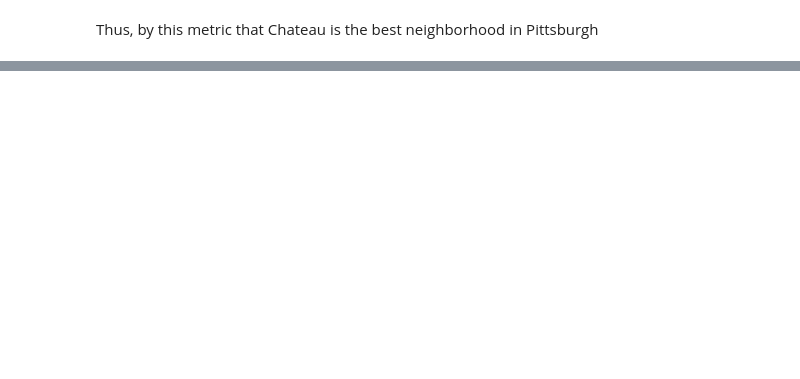
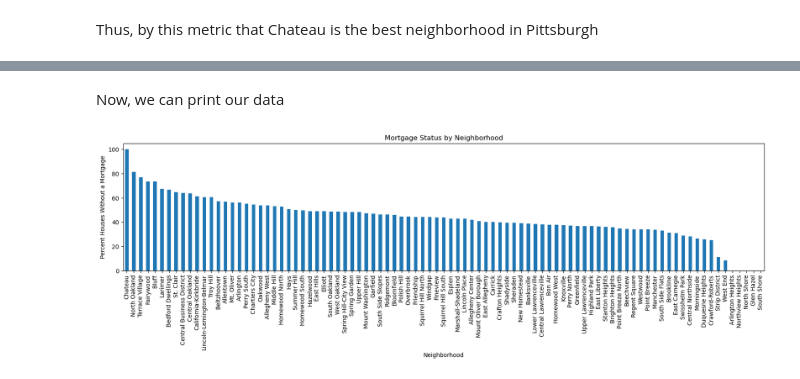
Before and after one commit to ImNotTJ/CMPINF-0010-Final-Project, a Jupyter notebook: Final Project/FinalProject.ipynb, the cells around one changed output, grey strips where cells are left out. Saved outputs shown, nothing was run; the diff lists cells and outputs as text; code cells hidden in the pictures; blank space fills up the shorter version.

```diff
--- a/Final Project/FinalProject.ipynb
+++ b/Final Project/FinalProject.ipynb
@@ -241,0 +246,4 @@ Thus, by this metric that Chateau is the best neighborhood in Pittsburgh
+# %%
+# Load and clean data
+mortgage_status = pd.read_csv("mortgage-status.csv", index_col = "Neighborhood")
+mortgage_status.head()
@@ -241,0 +262,17 @@ Thus, by this metric that Chateau is the best neighborhood in Pittsburgh
+# %%
+percent_mortgage_status = []
+for index, row in mortgage_status.iterrows():
+    total_mortgage = row["Estimate; Housing units without a mortgage"]
+    total_houses = row["Estimate; Total:"]
+    if total_houses != 0:
+        percent_mortgage_status.append(float(total_mortgage) / total_houses * 100)
+    else:
+        percent_mortgage_status.append(0)
+
+neighborhoods = mortgage_status.index
+
+percentages = pd.DataFrame({"Neighborhood": neighborhoods, "Percentage Houses Without a Mortgage": percent_mortgage_status})
+percentages = percentages.set_index("Neighborhood")
+percentages = percentages.sort_values(by = 'Percentage Houses Without a Mortgage', ascending = False)
+
+percentages.head()
@@ -241,0 +287,10 @@ Thus, by this metric that Chateau is the best neighborhood in Pittsburgh
+# %% [markdown]
+Now, we can print our data
+# %%
+percentages.plot(kind="bar", stacked = True, ylim = 0, figsize = (20, 4), title = "Mortgage Status by Neighborhood")
+plt.xlabel("Neighborhood")
+plt.ylabel("Percent Houses Without a Mortgage")
+plt.legend("", frameon=False)
+plt.show()
+# %% [output]
+[figure, added]
```
Also changed, not shown: parts of 21 cells of this notebook, 3 other files.
